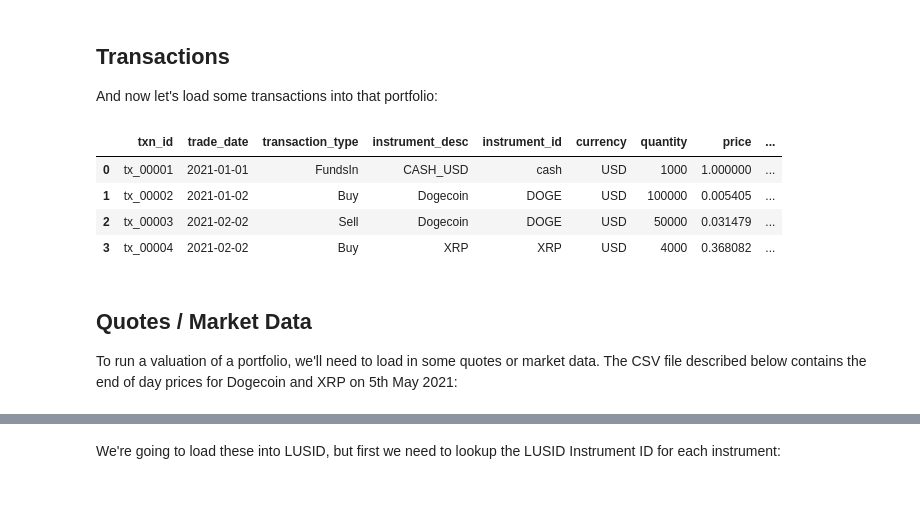
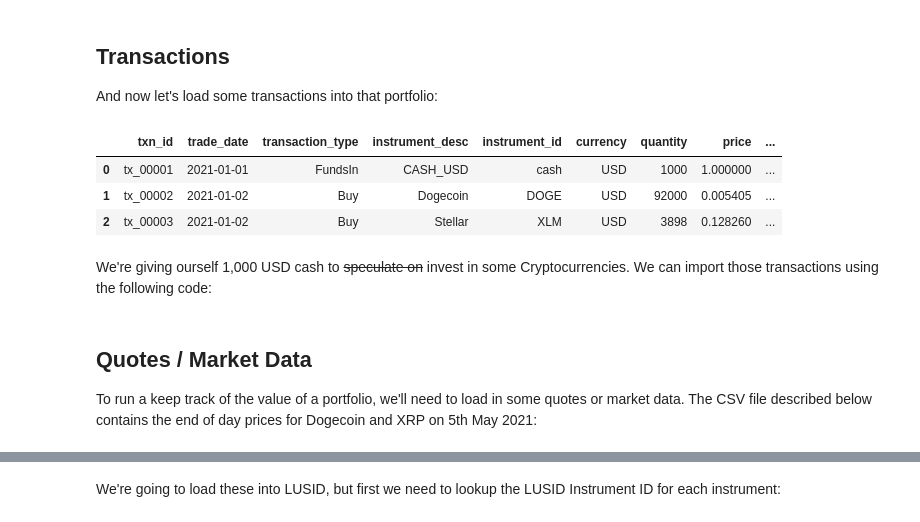
Before and after one commit to mneedham/sample-notebooks, a Jupyter notebook: examples/use-cases/what-if-analysis/Trading Crypto.ipynb, the cells around one changed output, grey strips where cells are left out. Drawn from its saved outputs; the diff is of its cells as text; code cells hidden in the pictures; blank space fills up the shorter version.

```diff
--- a/examples/use-cases/what-if-analysis/Trading Crypto.ipynb
+++ b/examples/use-cases/what-if-analysis/Trading Crypto.ipynb
@@ -72,15 +88,16 @@ Portfolio Code Developer-WhatIf-Tutorial-2021-05-06-11_01_58
 
 And now let's load some transactions into that portfolio:
 # %%
-transactions_file = "data/transactions.csv"
+transactions_file = "data/transactions_jan2021.csv"
 transactions = pd.read_csv(transactions_file)
 transactions
 # %% [output]
 |  | txn_id | trade_date | transaction_type | instrument_desc | instrument_id | currency | quantity | price | ... |
 | 0 | tx_00001 | 2021-01-01 | FundsIn | CASH_USD | cash | USD | 1000 | 1.000000 | ... |
-| 1 | tx_00002 | 2021-01-02 | Buy | Dogecoin | DOGE | USD | 100000 | 0.005405 | ... |
-| 2 | tx_00003 | 2021-02-02 | Sell | Dogecoin | DOGE | USD | 50000 | 0.031479 | ... |
-| 3 | tx_00004 | 2021-02-02 | Buy | XRP | XRP | USD | 4000 | 0.368082 | ... |
+| 1 | tx_00002 | 2021-01-02 | Buy | Dogecoin | DOGE | USD | 92000 | 0.005405 | ... |
+| 2 | tx_00003 | 2021-01-02 | Buy | Stellar | XLM | USD | 3898 | 0.128260 | ... |
+# %% [markdown]
+We're giving ourself 1,000 USD cash to <del>speculate on</del> invest in some Cryptocurrencies. We can import those transactions using the following code:
 # %%
 transactions_request = []
 for row, txn in transactions.iterrows():
@@ -106,7 +123,7 @@ response = transaction_portfolios_api.upsert_transactions(
 # %% [markdown]
 ## Quotes / Market Data
 
-To run a valuation of a portfolio, we'll need to load in some quotes or market data. The CSV file described below contains the end of day prices for Dogecoin and XRP on 5th May 2021:
+To run a keep track of the value of a portfolio, we'll need to load in some quotes or market data. The CSV file described below contains the end of day prices for Dogecoin and XRP on 5th May 2021:
 # %%
 quotes_file = "data/quotes.csv"
 quotes = pd.read_csv(quotes_file)
```
Also changed, not shown: parts of 46 cells of this notebook, 15 other files.
